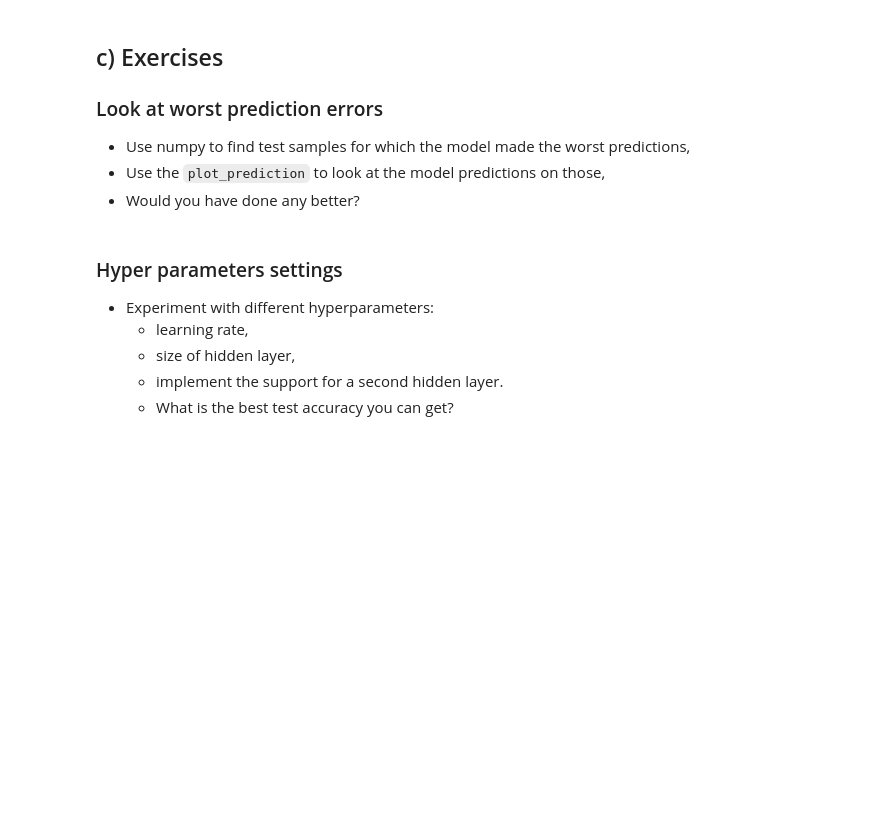
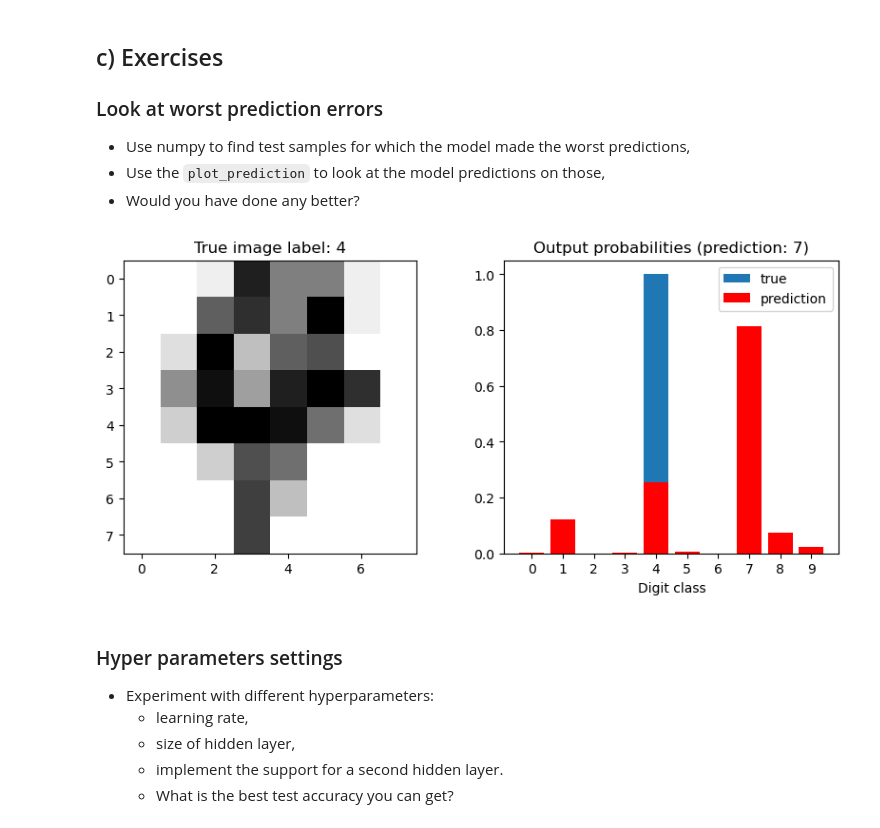
Before and after one commit to UofT-DSI/deep_learning, a Jupyter notebook: 01_materials/labs/lab_2.ipynb, the cells around one changed output. Cells and saved outputs as stored; diff of their text form; code cells hidden in the pictures; blank space fills up the shorter version.

```diff
--- a/01_materials/labs/lab_2.ipynb
+++ b/01_materials/labs/lab_2.ipynb
@@ -160,10 +188,10 @@ class LogisticRegression:
 
     def forward(self, X):
         # Compute the linear combination of the input and weights
-        Z = None # TODO
+        Z = np.dot(X, self.W) + self.b
 
         # Return the softmax of the linear combination
-        return None # TODO
+        return softmax(Z)
 
     def predict(self, X):
         # Return the most probable class for each sample in X
@@ -175,7 +203,7 @@ class LogisticRegression:
     def loss(self, X, y):
         # Compute the negative log likelihood over the data provided
         y_onehot = one_hot(self.output_size, y)
-        return None # TODO
+        return nll(one_hot(self.output_size, y), self.forward(X))
 
     def grad_loss(self, X, y_true, y_pred):
         # Compute the gradient of the loss with respect to W and b for a single sample (X, y_true)
@@ -303,17 +354,17 @@ class NeuralNet():
 
     def forward_hidden(self, X):
         # Compute the linear combination of the input and weights
-        self.Z_h = None # TODO
+        self.Z_h = np.dot(X, self.W_h) + self.b_h
 
         # Apply the sigmoid activation function
-        return None # TODO
+        return sigmoid(self.Z_h)
 
     def forward_output(self, H):
         # Compute the linear combination of the hidden layer activation and weights
-        self.Z_o = None # TODO
+        self.Z_o = np.dot(H, self.W_o) + self.b_o
 
         # Apply the sigmoid activation function
-        return None # TODO
+        return sigmoid(self.Z_o)
 
     def forward(self, X):
         # Compute the forward activations of the hidden and output layers
@@ -323,8 +374,7 @@ class NeuralNet():
         return Y
 
     def loss(self, X, y):
-        y_onehot = one_hot(self.output_size, y)
-        return None # TODO
+        return nll(one_hot(self.output_size, y), self.forward(X))
 
     def grad_loss(self, X, y_true):
         y_true = one_hot(self.output_size, y_true)
@@ -421,3 +498,22 @@ plot_prediction(model, sample_idx=4)
+# %%
+# I would probably have not done any better the image shown is a difficult one to dicern.
+
+# Get the model's predictions on the test set
+y_pred = model.predict(X_test)
+
+# Find the indices of the samples where the model's prediction was wrong
+wrong_indices = np.where(y_pred != y_test)[0]
+
+# For each wrong prediction, get the model's confidence in its prediction
+confidences = np.max(model.forward(X_test[wrong_indices]), axis=1)
+
+# Find the index of the sample where the model was most confident but wrong
+worst_index = wrong_indices[np.argmax(confidences)]
+
+# Use the `plot_prediction` function to look at the model's prediction on this sample
+plot_prediction(model, sample_idx=worst_index)
+# %% [output]
+[figure, added]
 # %% [markdown]
 ### Hyper parameters settings
 
```
Also changed, not shown: parts of 25 cells of this notebook.
